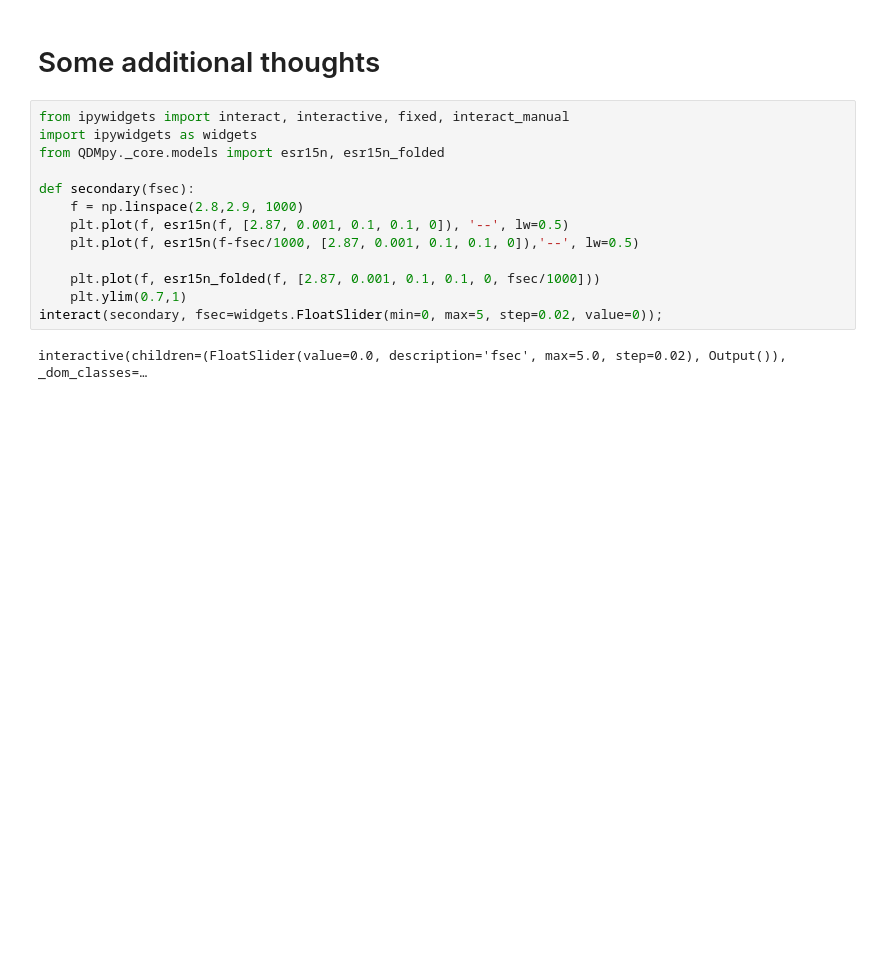
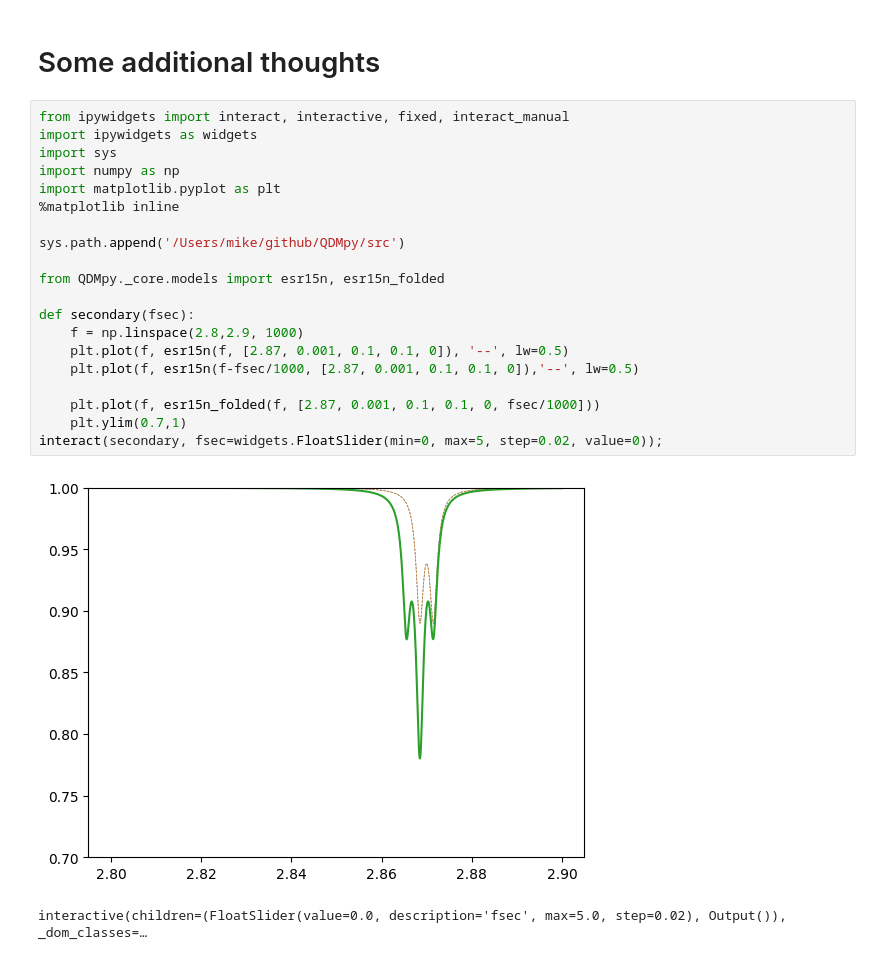
Before and after one commit to MikeVolk/QDMpy, a Jupyter notebook: tutorial.ipynb, the cells around one changed output. Drawn from its saved outputs; the diff is of its cells as text; blank space fills up the shorter version.

```diff
--- a/tutorial.ipynb
+++ b/tutorial.ipynb
@@ -691,15 +690,23 @@ np.linalg.norm([1,2,3]), np.linalg.norm([3.74,0,0]),
 # %%
 from ipywidgets import interact, interactive, fixed, interact_manual
 import ipywidgets as widgets
+import sys
+import numpy as np
+import matplotlib.pyplot as plt
+%matplotlib inline
+
+sys.path.append('/Users/mike/github/QDMpy/src')
+
 from QDMpy._core.models import esr15n, esr15n_folded
 
 def secondary(fsec):
     f = np.linspace(2.8,2.9, 1000)
     plt.plot(f, esr15n(f, [2.87, 0.001, 0.1, 0.1, 0]), '--', lw=0.5)
     plt.plot(f, esr15n(f-fsec/1000, [2.87, 0.001, 0.1, 0.1, 0]),'--', lw=0.5)
 
     plt.plot(f, esr15n_folded(f, [2.87, 0.001, 0.1, 0.1, 0, fsec/1000]))
     plt.ylim(0.7,1)
 interact(secondary, fsec=widgets.FloatSlider(min=0, max=5, step=0.02, value=0));
 # %% [output]
+[figure, added]
 interactive(children=(FloatSlider(value=0.0, description='fsec', max=5.0, step=0.02), Output()), _dom_classes=…
```
Also changed, not shown: parts of 12 cells of this notebook.
